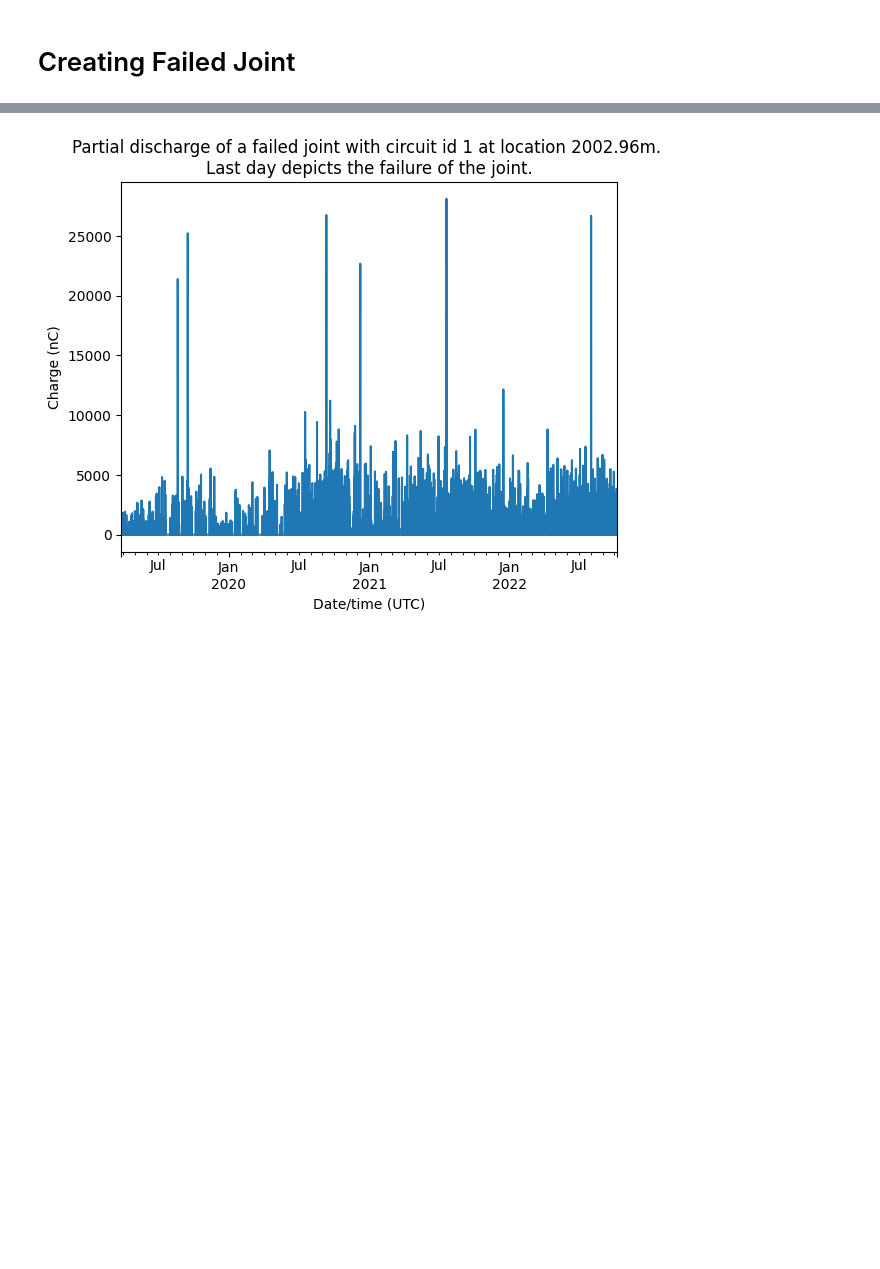
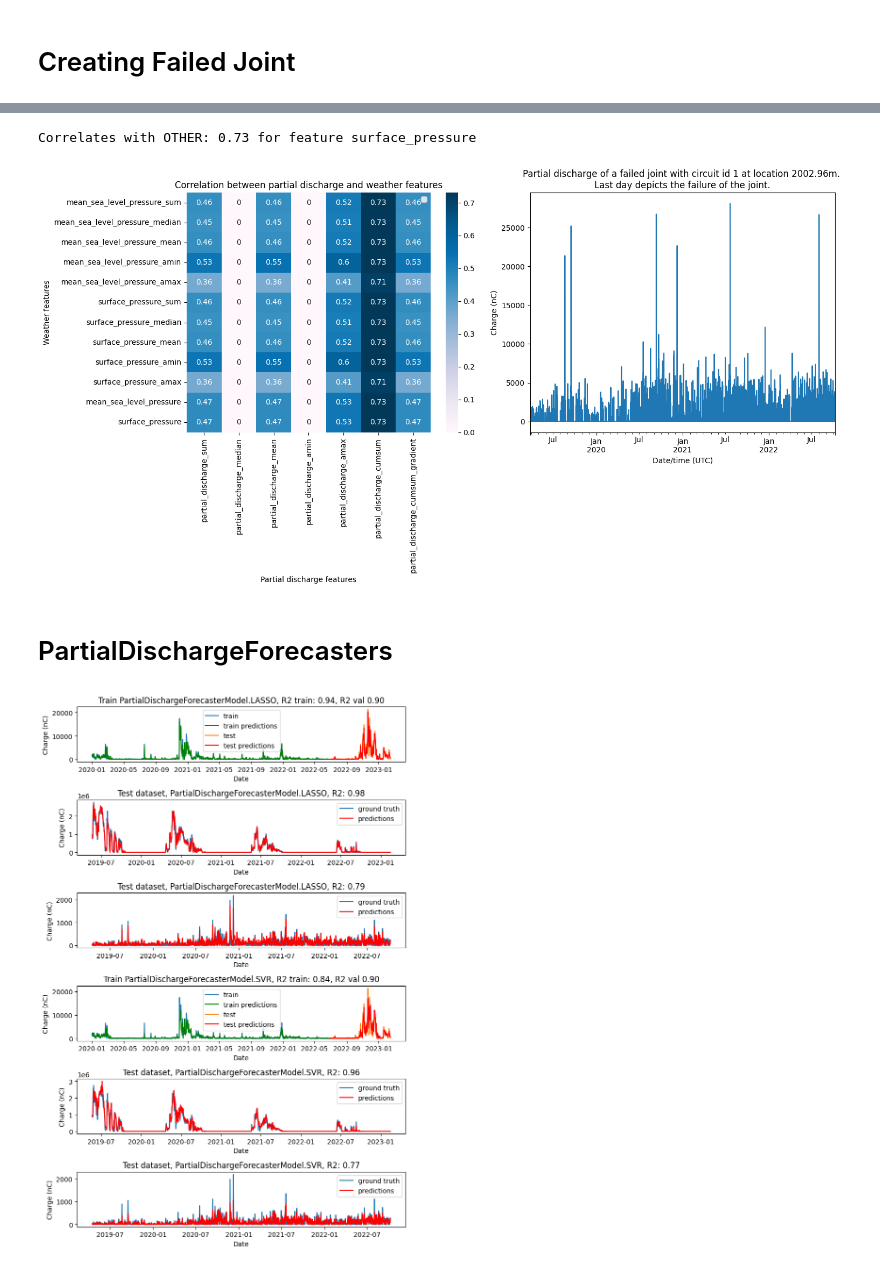
Before and after one commit to rvdinter/predictive-maintenance-on-cable-joints, a Jupyter notebook: common/scripts/create_circuit_objects.ipynb, the cells around one changed output, grey strips where cells are left out. Saved outputs shown, nothing was run; the diff lists cells and outputs as text; code cells hidden in the pictures; blank space fills up the shorter version.

```diff
--- a/common/scripts/create_circuit_objects.ipynb
+++ b/common/scripts/create_circuit_objects.ipynb
@@ -72,7 +78,8 @@ def get_weather(circuit_coordinate: CircuitCoordinate, time_window: TimeWindow)
     :param time_window: Time window of data acquisition
     :return: pandas dataframe of weather
     """
-    return pd.read_csv(rf'{config["data"]["circuit_weather_absolute_folder"]}\{circuit_coordinate.circuit_id}.csv')
+    return pd.read_csv(rf'{config["data"]["circuit_weather_absolute_folder"]}\{circuit_coordinate.circuit_id}.csv',
+                       parse_dates=["time"], index_col=0)
 # %% [markdown]
 ## Create a CircuitFactory Object
 We can now create a CircuitFactory object, which handles creating circuits
@@ -153,8 +174,15 @@ plt.tight_layout()
 # %%
+fig, axs = plt.subplots(nrows=1, ncols=2, figsize=(15,8))
 for circuit_id, circuit_joint_dict in failed_joints.items():
-    circuit_joint_dict["joint"].partial_discharge.plot()
+    circuit_joint_dict["joint"].partial_discharge.plot(ax=axs[1])
     plt.title(
         f"Partial discharge of a failed joint with circuit id {circuit_id} at location {circuit_joint_dict['joint'].location:.2f}m. \nLast day depicts the failure of the joint.")
     plt.ylabel("Charge (nC)")
+    correlation_results = correlator.correlate(circuit_joint_dict["predictive_maintenance_data"], rolling_days=250)
+    visualizer.plot_partial_discharge_weather_correlation(correlation_results, axes=axs[0], title="Correlation between partial discharge and weather features", ylabel="Weather features", xlabel="Partial discharge features", correlation_coefficient_threshold=0.7)
+plt.tight_layout()
 # %% [output]
+Correlates with OTHER: 0.73 for feature surface_pressure
-[figure, old version]
+[figure, new version]
+# %% [markdown]
+# PartialDischargeForecasters
@@ -160,0 +192,36 @@ for circuit_id, circuit_joint_dict in failed_joints.items():
+# %%
+train_data = joints_with_partial_discharge_seasonality[3]["predictive_maintenance_data"]
+train_data.cds_weather.set_index("time", inplace=True)
+test_data = [joints_with_partial_discharge_seasonality[2]["predictive_maintenance_data"], failed_joints[1]["predictive_maintenance_data"]]
+[test.cds_weather.set_index("time", inplace=True) for test in test_data]
+
+pdWeatherFilenamesList = (glob.glob(r'D:\Alliander\alliancer_src\data\*PdWeather.csv') + [
+    r"D:\Alliander\alliancer_src\data\4137-2002.958977299562PdWeatherFailedSum.csv"])
+SI_PARTIAL_DISCHARGE_LABEL = "Charge (nC)"
+DATE_LABEL = "Date"
+fig, axs = plt.subplots(nrows=6, ncols=1, figsize=(8, 12))
+for idx, model in enumerate([PartialDischargeForecasterModel.LASSO, PartialDischargeForecasterModel.SVR]):
+    idx = idx * 3
+
+    forecaster = PartialDischargeForecaster(model, [7, 14, 21])
+    result = forecaster.fit(train_data, train_size=0.8)
+    forecaster.save_weights(Path(r"..\model_parameters"))
+    title = f"Train {model}, R2 train: {result['train'].r2_score:.2f}, R2 val {result['test'].r2_score:.2f}"
+    visualizer.plot_forecasted_train_partial_discharge(result['train'],
+                                                       result['test'],
+                                                       axs[idx], title, SI_PARTIAL_DISCHARGE_LABEL,
+                                                       DATE_LABEL)
+
+    loaded_forecaster = PartialDischargeForecaster(model, [7, 14, 21])
+    loaded_forecaster.load_weights(Path(r"..\model_parameters"))
+
+    for idx1, test in enumerate(test_data):
+        result = loaded_forecaster.predict(test)
+        title = f"Test dataset, {model}, R2: {result.r2_score:.2f}"
+        visualizer.plot_forecasted_partial_discharge(result,
+                                                     axs[idx1 + idx + 1], title,
+                                                     SI_PARTIAL_DISCHARGE_LABEL, DATE_LABEL)
+plt.tight_layout()
+plt.show()
+# %% [output]
+[figure, added]
```
Also changed, not shown: parts of 10 cells of this notebook, 15 other files.
